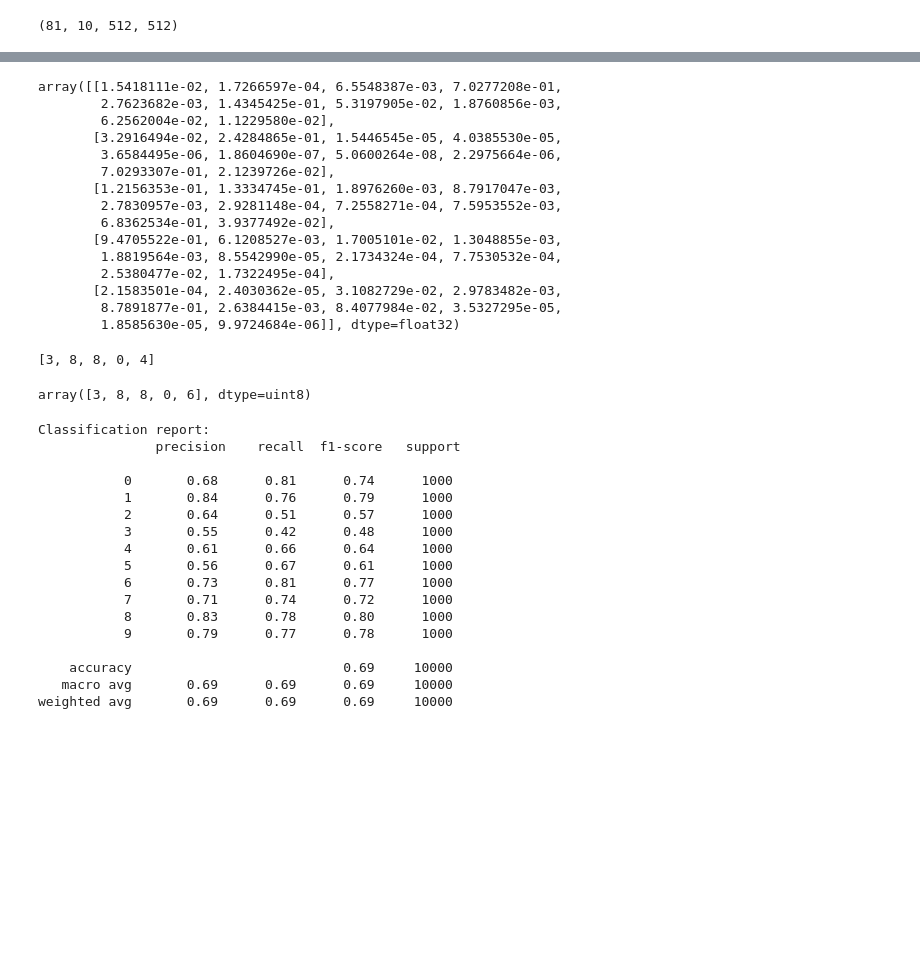
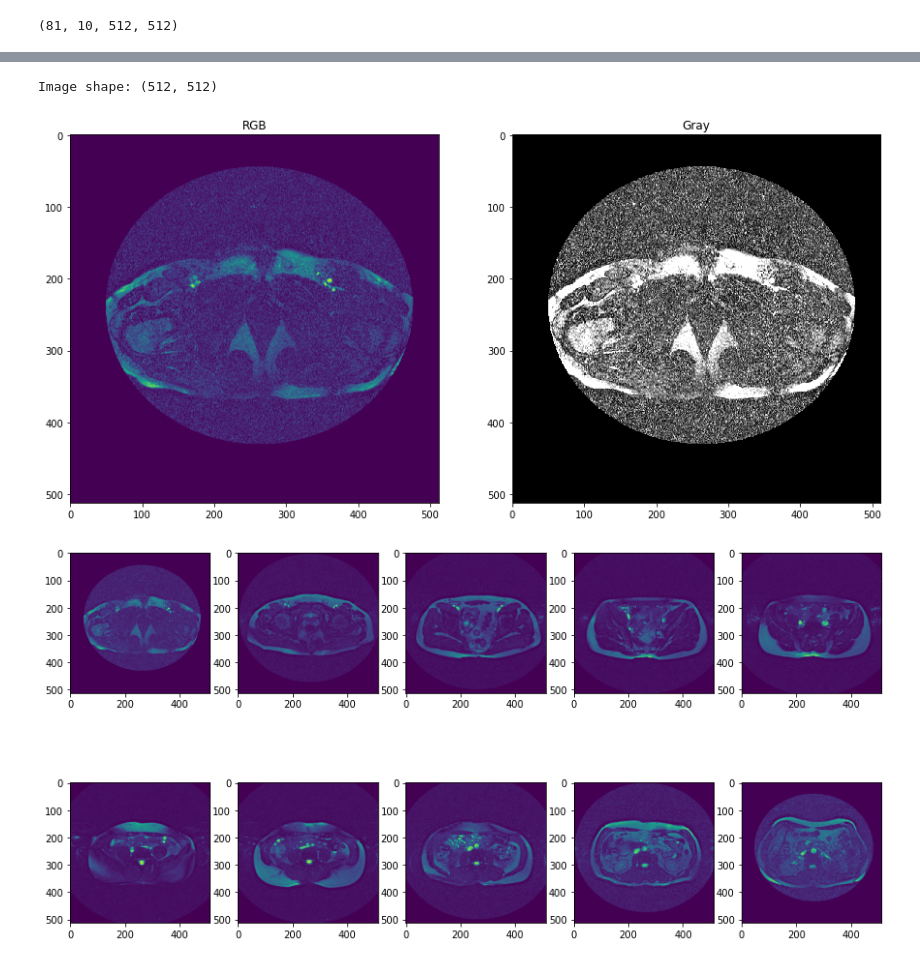
Before and after one commit to Majid-Sohrabi/PINN-medical-diagnostic, a Jupyter notebook: PINN-medical-diagnostic.ipynb, the cells around one changed output, grey strips where cells are left out. Drawn from its saved outputs; the diff is of its cells as text; code cells hidden in the pictures; blank space fills up the shorter version.

```diff
--- a/PINN-medical-diagnostic.ipynb
+++ b/PINN-medical-diagnostic.ipynb
@@ -297,48 +33,29 @@ plot_samples(X_test, y_test, 1)
-# %%
-y_pred = cnn.predict(X_test)
-y_pred[:5]
-# %% [output]
-array([[1.5418111e-02, 1.7266597e-04, 6.5548387e-03, 7.0277208e-01,
-        2.7623682e-03, 1.4345425e-01, 5.3197905e-02, 1.8760856e-03,
-        6.2562004e-02, 1.1229580e-02],
-       [3.2916494e-02, 2.4284865e-01, 1.5446545e-05, 4.0385530e-05,
-        3.6584495e-06, 1.8604690e-07, 5.0600264e-08, 2.2975664e-06,
-        7.0293307e-01, 2.1239726e-02],
-       [1.2156353e-01, 1.3334745e-01, 1.8976260e-03, 8.7917047e-03,
-        2.7830957e-03, 2.9281148e-04, 7.2558271e-04, 7.5953552e-03,
-        6.8362534e-01, 3.9377492e-02],
-       [9.4705522e-01, 6.1208527e-03, 1.7005101e-02, 1.3048855e-03,
-        1.8819564e-03, 8.5542990e-05, 2.1734324e-04, 7.7530532e-04,
-        2.5380477e-02, 1.7322495e-04],
-       [2.1583501e-04, 2.4030362e-05, 3.1082729e-02, 2.9783482e-03,
-        8.7891877e-01, 2.6384415e-03, 8.4077984e-02, 3.5327295e-05,
-        1.8585630e-05, 9.9724684e-06]], dtype=float32)
-# %%
-y_classes = [np.argmax(element) for element in y_pred]
-y_classes[:5]
-# %% [output]
-[3, 8, 8, 0, 4]
-# %%
-y_test[:5]
-# %% [output]
-array([3, 8, 8, 0, 6], dtype=uint8)
-# %%
-print('Classification report: \n', classification_report(y_test, y_classes))
-# %% [output]
-Classification report:
-               precision    recall  f1-score   support
-
-           0       0.68      0.81      0.74      1000
-           1       0.84      0.76      0.79      1000
-           2       0.64      0.51      0.57      1000
-           3       0.55      0.42      0.48      1000
-           4       0.61      0.66      0.64      1000
-           5       0.56      0.67      0.61      1000
-           6       0.73      0.81      0.77      1000
-           7       0.71      0.74      0.72      1000
-           8       0.83      0.78      0.80      1000
-           9       0.79      0.77      0.78      1000
-
-    accuracy                           0.69     10000
-   macro avg       0.69      0.69      0.69     10000
-weighted avg       0.69      0.69      0.69     10000
+# %%
+from IPython.core.pylabtools import figsize
+import matplotlib.pyplot as plt
+import matplotlib.image as img
+
+patient_images = small_data[0]
+print(f"Image shape: {patient_images[0].shape}\n\n")
+
+nRow = 1
+nCol = 2
+fig, axis = plt.subplots(nRow, nCol, figsize=(15, 8))
+
+axis[0].imshow(patient_images[0])
+axis[0].title.set_text('RGB')
+
+axis[1].imshow(patient_images[0], cmap='gray', vmin=0, vmax=255, interpolation='none')
+axis[1].title.set_text('Gray')
+# %% [output]
+Image shape: (512, 512)
+[figure, added]
+# %%
+nRows = 2
+nCols = 5
+fig, axis = plt.subplots(nRows, nCols, figsize=(15, 8))
+for row in range(nRows):
+  for col in range(nCols):
+    axis[row][col].imshow(patient_images[row*nCols+col])
+# %% [output]
+[figure, added]
```
Also changed, not shown: parts of 50 cells of this notebook.
